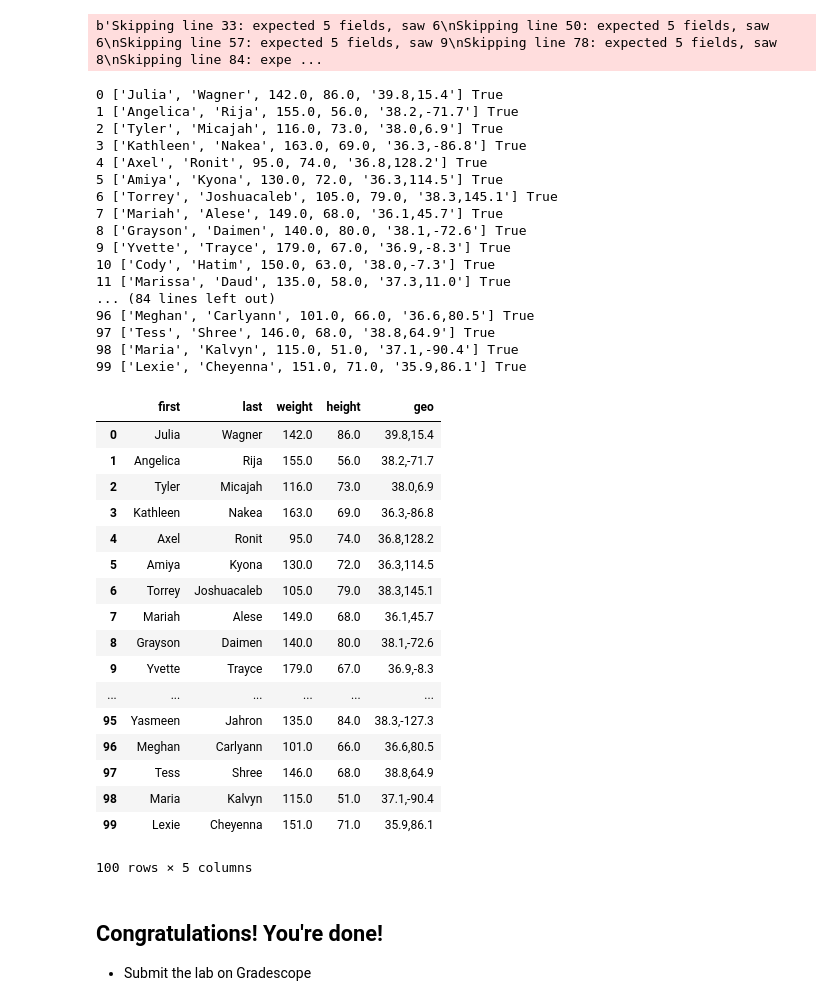
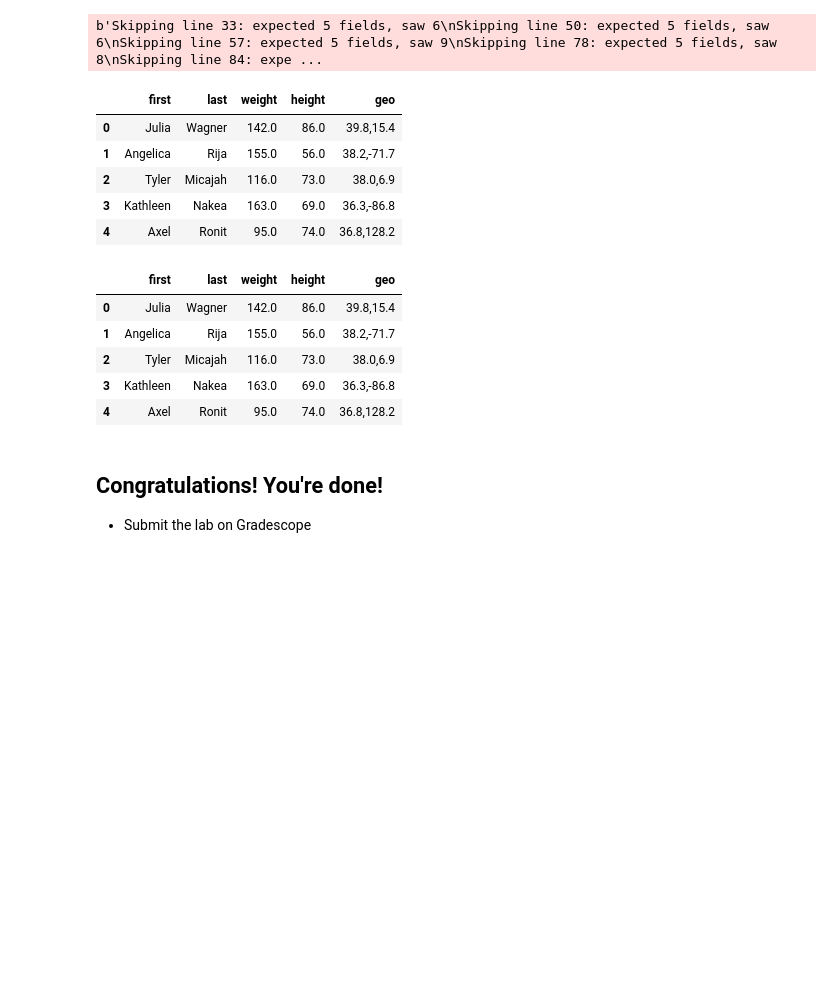
Before and after one commit to AECassAWei/dsc80-wi20, a Jupyter notebook: labs/lab01/lab01.ipynb, the cells around one changed output. Drawn from its saved outputs; the diff is of its cells as text; code cells hidden in the pictures; blank space fills up the shorter version.

```diff
--- a/labs/lab01/lab01.ipynb
+++ b/labs/lab01/lab01.ipynb
@@ -479,54 +496,39 @@ b'Skipping line 33: expected 5 fields, saw 6\nSkipping line 50: expected 5 field
 # %%
 df = pd.DataFrame(columns=['first', 'last', 'weight', 'height', 'geo'])
 fp = os.path.join('data', 'malformed.csv')
 with open(fp) as file:
     file.readline() # Get rid of title
     for i, line in enumerate(file):
         content = line.rstrip().split(',') # Strip new lines
         content = list(filter(None, content)) # Remove empty strings
         content[-2:] = [','.join(content[-2:])] # Combine geo elements
-        content = list(map(lambda it: it.strip('\"'), content)) # Strip elements of ""
+        content = list(map(lambda elem: elem.strip('\"'), content)) # Strip elements of ""
         content[2] = float(content[2]) # Cast weight as float
         content[3] = float(content[3]) # Cast height as float
-        print(i, content, len(content) == 5)
+
+        # pattern = re.compile('^[0-9]+.[0-9],-*[0-9]+.[0-9]$')
+        # print(i, content, len(content) == 5, bool(pattern.match(content[4])))
+
+        # pattern = re.compile('^[A-Z][a-z]+$')
+        # print(bool(pattern.match(content[0])), bool(pattern.match(content[1])))
         df = df.append(pd.Series(content, index=['first', 'last', 'weight', 'height', 'geo']), ignore_index=True)
-df
+df.head()
 # %% [output]
-0 ['Julia', 'Wagner', 142.0, 86.0, '39.8,15.4'] True
-1 ['Angelica', 'Rija', 155.0, 56.0, '38.2,-71.7'] True
-2 ['Tyler', 'Micajah', 116.0, 73.0, '38.0,6.9'] True
-3 ['Kathleen', 'Nakea', 163.0, 69.0, '36.3,-86.8'] True
-4 ['Axel', 'Ronit', 95.0, 74.0, '36.8,128.2'] True
-5 ['Amiya', 'Kyona', 130.0, 72.0, '36.3,114.5'] True
-6 ['Torrey', 'Joshuacaleb', 105.0, 79.0, '38.3,145.1'] True
-7 ['Mariah', 'Alese', 149.0, 68.0, '36.1,45.7'] True
-8 ['Grayson', 'Daimen', 140.0, 80.0, '38.1,-72.6'] True
-9 ['Yvette', 'Trayce', 179.0, 67.0, '36.9,-8.3'] True
-10 ['Cody', 'Hatim', 150.0, 63.0, '38.0,-7.3'] True
-11 ['Marissa', 'Daud', 135.0, 58.0, '37.3,11.0'] True
-... (84 lines left out)
-96 ['Meghan', 'Carlyann', 101.0, 66.0, '36.6,80.5'] True
-97 ['Tess', 'Shree', 146.0, 68.0, '38.8,64.9'] True
-98 ['Maria', 'Kalvyn', 115.0, 51.0, '37.1,-90.4'] True
-99 ['Lexie', 'Cheyenna', 151.0, 71.0, '35.9,86.1'] True
 |  | first | last | weight | height | geo |
 | 0 | Julia | Wagner | 142.0 | 86.0 | 39.8,15.4 |
 | 1 | Angelica | Rija | 155.0 | 56.0 | 38.2,-71.7 |
 | 2 | Tyler | Micajah | 116.0 | 73.0 | 38.0,6.9 |
 | 3 | Kathleen | Nakea | 163.0 | 69.0 | 36.3,-86.8 |
 | 4 | Axel | Ronit | 95.0 | 74.0 | 36.8,128.2 |
-| 5 | Amiya | Kyona | 130.0 | 72.0 | 36.3,114.5 |
-| 6 | Torrey | Joshuacaleb | 105.0 | 79.0 | 38.3,145.1 |
-| 7 | Mariah | Alese | 149.0 | 68.0 | 36.1,45.7 |
-| 8 | Grayson | Daimen | 140.0 | 80.0 | 38.1,-72.6 |
-| 9 | Yvette | Trayce | 179.0 | 67.0 | 36.9,-8.3 |
-| ... | ... | ... | ... | ... | ... |
-| 95 | Yasmeen | Jahron | 135.0 | 84.0 | 38.3,-127.3 |
-| 96 | Meghan | Carlyann | 101.0 | 66.0 | 36.6,80.5 |
-| 97 | Tess | Shree | 146.0 | 68.0 | 38.8,64.9 |
-| 98 | Maria | Kalvyn | 115.0 | 51.0 | 37.1,-90.4 |
-| 99 | Lexie | Cheyenna | 151.0 | 71.0 | 35.9,86.1 |
-100 rows × 5 columns
+# %%
+lab.parse_malformed(fp).head()
+# %% [output]
+|  | first | last | weight | height | geo |
+| 0 | Julia | Wagner | 142.0 | 86.0 | 39.8,15.4 |
+| 1 | Angelica | Rija | 155.0 | 56.0 | 38.2,-71.7 |
+| 2 | Tyler | Micajah | 116.0 | 73.0 | 38.0,6.9 |
+| 3 | Kathleen | Nakea | 163.0 | 69.0 | 36.3,-86.8 |
+| 4 | Axel | Ronit | 95.0 | 74.0 | 36.8,128.2 |
 # %% [markdown]
 ## Congratulations! You're done!
 
```
Also changed, not shown: parts of 7 cells of this notebook, 1 other file.
